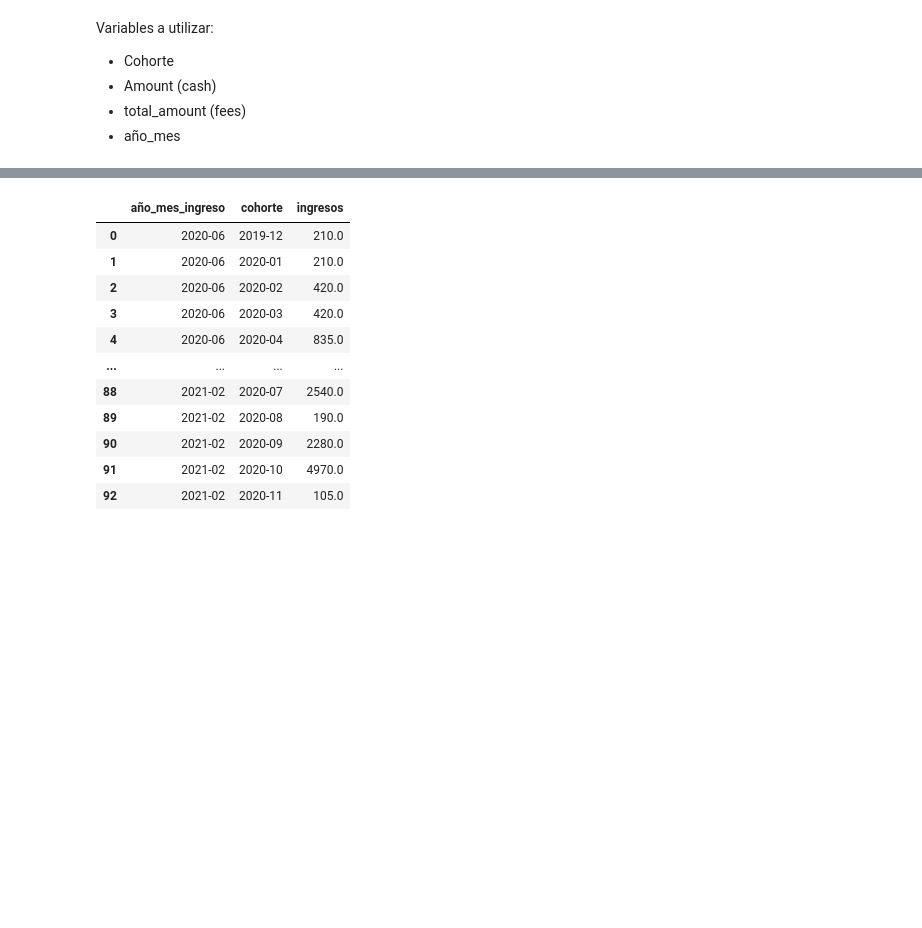
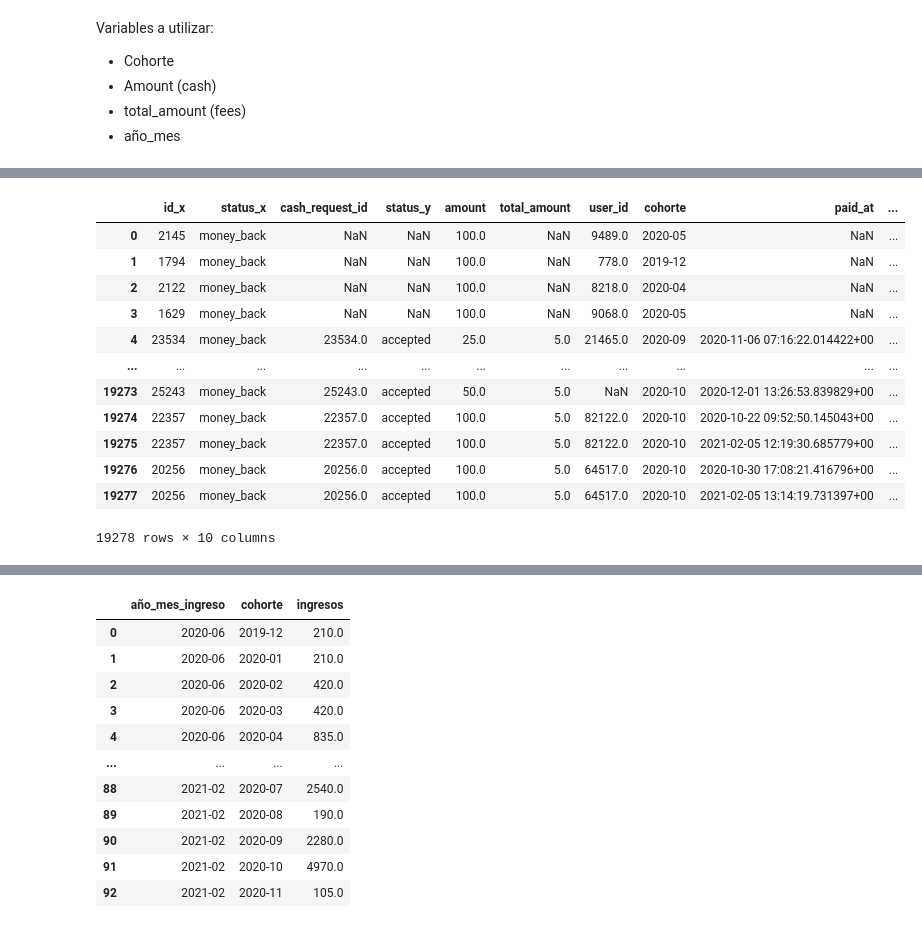
Before and after one commit to moiatgit/project-1-ironhack-payments-es, a Jupyter notebook: grupo3.ipynb, the cells around one changed output, grey strips where cells are left out. Drawn from its saved outputs; the diff is of its cells as text; code cells hidden in the pictures; blank space fills up the shorter version.

Commit message:
reestudiando la métrica tres: resolviendo las dudas

```diff
--- a/grupo3.ipynb
+++ b/grupo3.ipynb
@@ -647,3 +729,30 @@ cash_fees_paid.head()
+# %%
+# merge de cash y fees para calcular ingresos
+# Nos interesa que no hayan entradas de fees que no esten en cash porque si no no disponemos de cohorte (user_id)
+# Escogemos how='left' porque 'outer' nos entrega 4 entradas de fees que no están en cash, y no nos interesan pues
+# no podremos asociarlas a ningún user_id, ni por tanto, a ningún cohorte.
+cash_money_back = cash[cash['status'] == 'money_back']
+fees_accepted = fees[fees['status'] == 'accepted']
+# XXX DUDA: seguro que tenemos que filtrar antes? (hay no money_back que si se han ingresado el fees, hay que considerar las incidencias: instant_payment/incidents)
+#   Si filtras cash por money_back habrá entradas en fees que no tendrán su correspondiente user_id
+#   Si filras fees por accepted no pasa nada pues de todas formas su entrada cash estará o no independiente de fees (por how='left')
+merge_ingresos = pd.merge(cash_money_back, fees_accepted, left_on='id', right_on='cash_request_id', how='left')
+seleccion = merge_ingresos[['id_x', 'status_x', 'cash_request_id', 'status_y', 'amount', 'total_amount', 'user_id', 'cohorte', 'paid_at', 'money_back_date']]
+seleccion
+# %% [output]
+|  | id_x | status_x | cash_request_id | status_y | amount | total_amount | user_id | cohorte | paid_at | ... |
+| 0 | 2145 | money_back | NaN | NaN | 100.0 | NaN | 9489.0 | 2020-05 | NaN | ... |
+| 1 | 1794 | money_back | NaN | NaN | 100.0 | NaN | 778.0 | 2019-12 | NaN | ... |
+| 2 | 2122 | money_back | NaN | NaN | 100.0 | NaN | 8218.0 | 2020-04 | NaN | ... |
+| 3 | 1629 | money_back | NaN | NaN | 100.0 | NaN | 9068.0 | 2020-05 | NaN | ... |
+| 4 | 23534 | money_back | 23534.0 | accepted | 25.0 | 5.0 | 21465.0 | 2020-09 | 2020-11-06 07:16:22.014422+00 | ... |
+| ... | ... | ... | ... | ... | ... | ... | ... | ... | ... | ... |
+| 19273 | 25243 | money_back | 25243.0 | accepted | 50.0 | 5.0 | NaN | 2020-10 | 2020-12-01 13:26:53.839829+00 | ... |
+| 19274 | 22357 | money_back | 22357.0 | accepted | 100.0 | 5.0 | 82122.0 | 2020-10 | 2020-10-22 09:52:50.145043+00 | ... |
+| 19275 | 22357 | money_back | 22357.0 | accepted | 100.0 | 5.0 | 82122.0 | 2020-10 | 2021-02-05 12:19:30.685779+00 | ... |
+| 19276 | 20256 | money_back | 20256.0 | accepted | 100.0 | 5.0 | 64517.0 | 2020-10 | 2020-10-30 17:08:21.416796+00 | ... |
+| 19277 | 20256 | money_back | 20256.0 | accepted | 100.0 | 5.0 | 64517.0 | 2020-10 | 2021-02-05 13:14:19.731397+00 | ... |
+19278 rows × 10 columns
 # %%
 # 3b. Ahora creamos la columna año_mes_ingreso como suma de amount + total_amount
 # En una primera idea, hemos pensado que total_amount corespondería a un % sobre el amount, pero finalmente hemos optado por considerarlo un valor fijo por usar el servicio.
```
Also changed, not shown: parts of 16 cells of this notebook.
